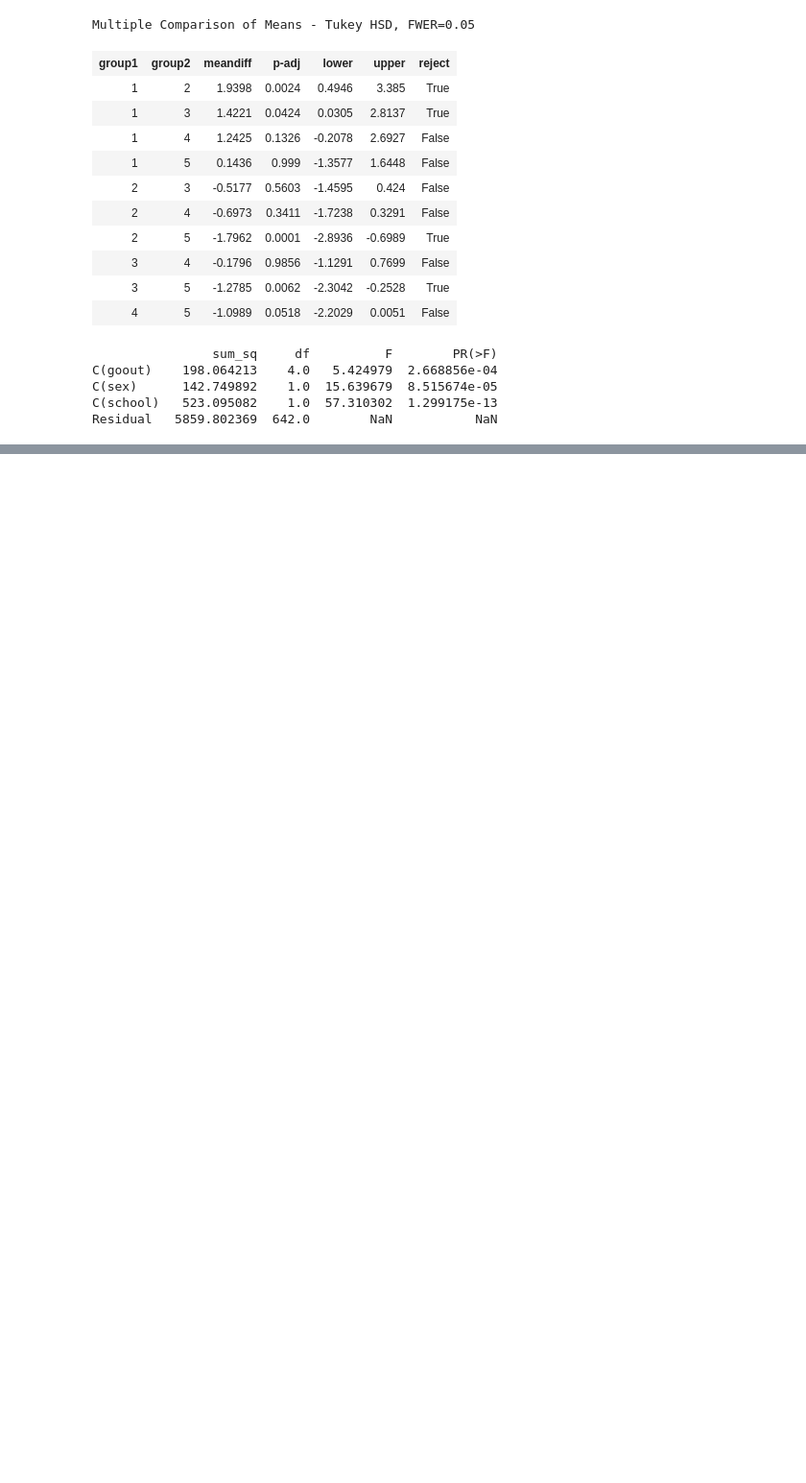
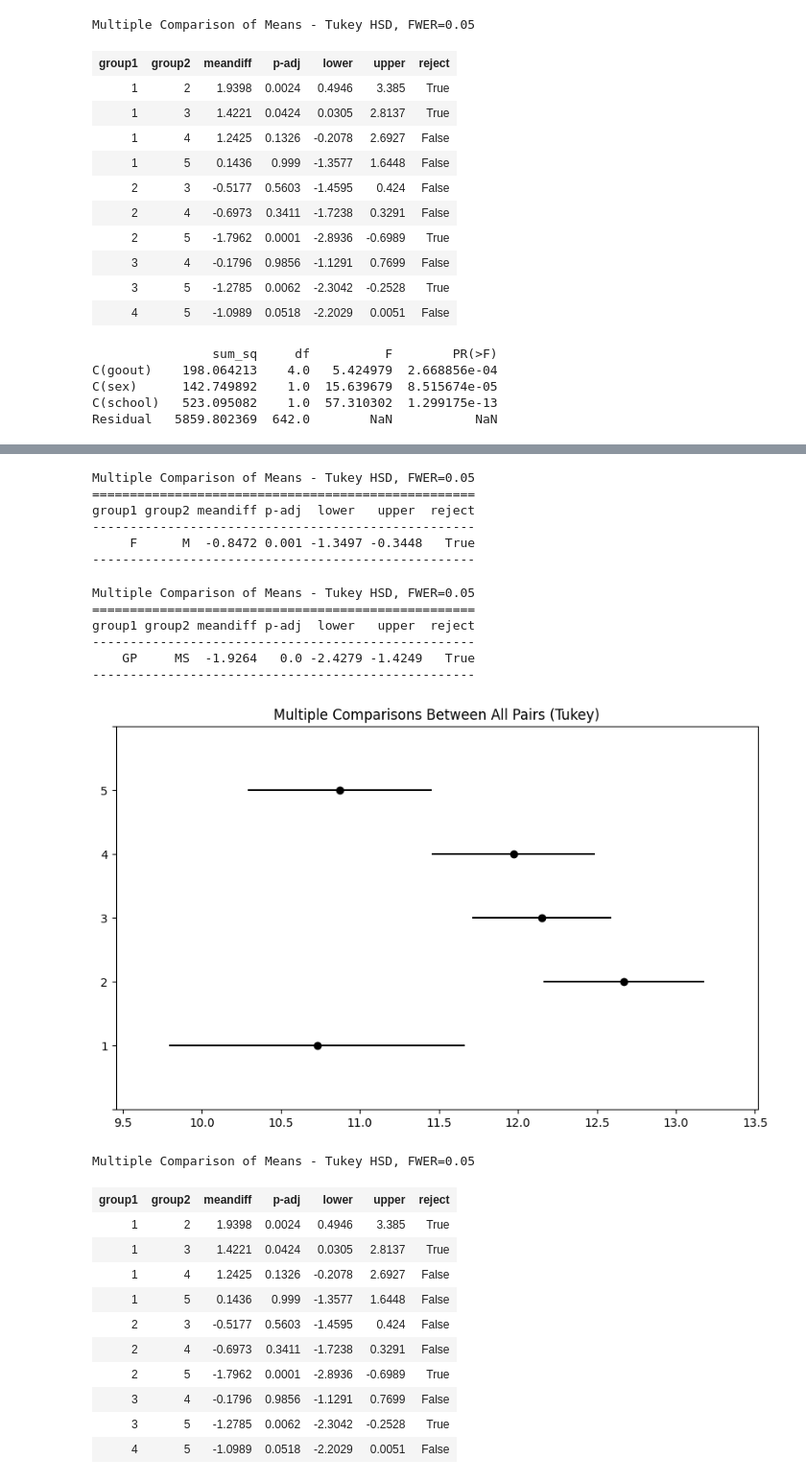
Before and after one commit to Tumup/estadistica, a Jupyter notebook: ESTADISTICA/analisis.ipynb, the cells around one changed output, grey strips where cells are left out. Shown at 96% size. Cells and saved outputs as stored; diff of their text form; code cells hidden in the pictures; blank space fills up the shorter version.

```diff
--- a/ESTADISTICA/analisis.ipynb
+++ b/ESTADISTICA/analisis.ipynb
@@ -630,3 +605,56 @@ group1 group2 meandiff p-adj   lower   upper  reject
      3      5  -1.2785 0.0062 -2.3042 -0.2528   True
      4      5  -1.0989 0.0518 -2.2029  0.0051  False
 ----------------------------------------------------
+# %%
+# Realizar el test de Tukey
+tukey_results = pairwise_tukeyhsd(endog=dfc['G3'], groups=dfc['sex'], alpha=0.05)
+
+# Imprimir los resultados del test de Tukey
+print(tukey_results)
+# %% [output]
+Multiple Comparison of Means - Tukey HSD, FWER=0.05
+===================================================
+group1 group2 meandiff p-adj  lower   upper  reject
+---------------------------------------------------
+     F      M  -0.8472 0.001 -1.3497 -0.3448   True
+---------------------------------------------------
+# %%
+# Realizar el test de Tukey
+tukey_results = pairwise_tukeyhsd(endog=dfc['G3'], groups=dfc['school'], alpha=0.05)
+
+# Imprimir los resultados del test de Tukey
+print(tukey_results)
+# %% [output]
+Multiple Comparison of Means - Tukey HSD, FWER=0.05
+===================================================
+group1 group2 meandiff p-adj  lower   upper  reject
+---------------------------------------------------
+    GP     MS  -1.9264   0.0 -2.4279 -1.4249   True
+---------------------------------------------------
+# %%
+import matplotlib.pyplot as plt
+from statsmodels.stats.multicomp import pairwise_tukeyhsd
+tukey = pairwise_tukeyhsd(endog=dfc['G3'], groups=dfc['goout'], alpha=0.05)
+
+# Gráfico de intervalos de confianza y líneas rojas
+tukey.plot_simultaneous()
+plt.vlines(x=tukey.meandiffs, ymin=-0.5, ymax=len(tukey.groupsunique)-1.5, color="red")
+
+plt.show()
+
+# Resumen de los resultados
+tukey.summary()
+# %% [output]
+[figure, added]
+Multiple Comparison of Means - Tukey HSD, FWER=0.05
+| group1 | group2 | meandiff | p-adj | lower | upper | reject |
+| 1 | 2 | 1.9398 | 0.0024 | 0.4946 | 3.385 | True |
+| 1 | 3 | 1.4221 | 0.0424 | 0.0305 | 2.8137 | True |
+| 1 | 4 | 1.2425 | 0.1326 | -0.2078 | 2.6927 | False |
+| 1 | 5 | 0.1436 | 0.999 | -1.3577 | 1.6448 | False |
+| 2 | 3 | -0.5177 | 0.5603 | -1.4595 | 0.424 | False |
+| 2 | 4 | -0.6973 | 0.3411 | -1.7238 | 0.3291 | False |
+| 2 | 5 | -1.7962 | 0.0001 | -2.8936 | -0.6989 | True |
+| 3 | 4 | -0.1796 | 0.9856 | -1.1291 | 0.7699 | False |
+| 3 | 5 | -1.2785 | 0.0062 | -2.3042 | -0.2528 | True |
+| 4 | 5 | -1.0989 | 0.0518 | -2.2029 | 0.0051 | False |
```
Also changed, not shown: parts of 21 cells of this notebook.
